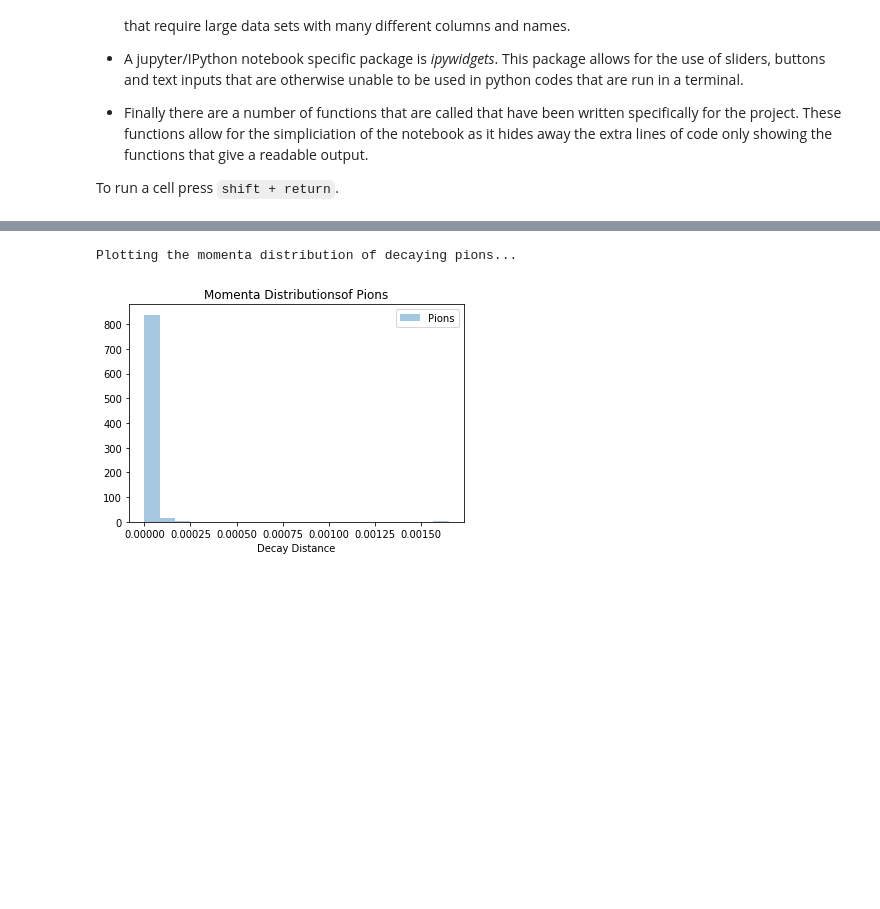
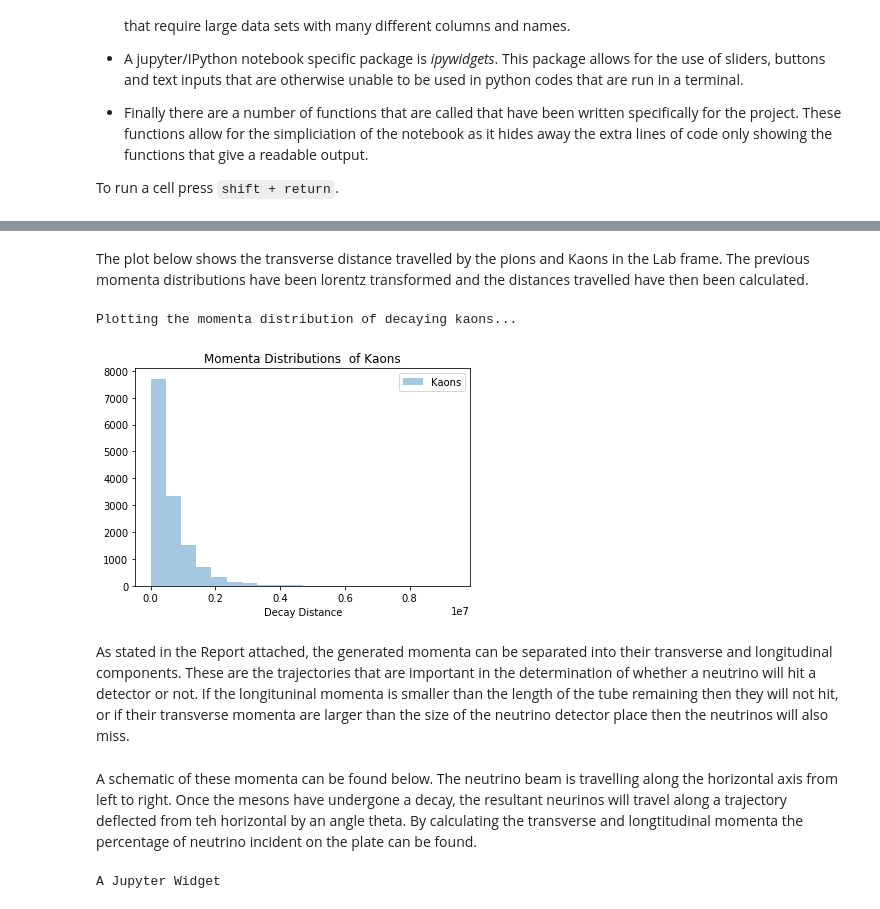
Before and after one commit to KylaAdams5/NeutrinoMass, a Jupyter notebook: NeutrinoMass.ipynb, the cells around one changed output, grey strips where cells are left out. Drawn from its saved outputs; the diff is of its cells as text; code cells hidden in the pictures; blank space fills up the shorter version.

```diff
--- a/NeutrinoMass.ipynb
+++ b/NeutrinoMass.ipynb
@@ -112,8 +108,25 @@ Plotting the momenta distribution of decaying kaons...
+# %% [markdown]
+The plot below shows the transverse distance travelled by the pions and Kaons in the Lab frame. The previous momenta distributions have been lorentz transformed and the distances travelled have then been calculated.
 # %%
-momenta.plothist(Distance, pion=True, kaon=False, label = 'Decay Distance')
+momenta.plothist(Distance, pion=False, kaon=True, label = 'Decay Distance')
 # %% [output]
-Plotting the momenta distribution of decaying pions...
+Plotting the momenta distribution of decaying kaons...
-[figure, old version]
+[figure, new version]
+# %% [markdown]
+As stated in the Report attached, the generated momenta can be separated into their transverse and longitudinal components. These are the trajectories that are important in the determination of whether a neutrino will hit a detector or not. If the longituninal momenta is smaller than the length of the tube remaining then they will not hit, or if their transverse momenta are larger than the size of the neutrino detector place then the neutrinos will also miss.
+# %% [markdown]
+A schematic of these momenta can be found below. The neutrino beam is travelling along the horizontal axis from left to right. Once the mesons have undergone a decay, the resultant neurinos will travel along a trajectory deflected from teh horizontal by an angle theta. By calculating the transverse and longtitudinal momenta the percentage of neutrino incident on the plate can be found.
+# %%
+file = open("Momenta.jpeg", "rb")
+image = file.read()
+widgets.Image(
+    value=image,
+    format='png',
+    width=500,
+    height=600,
+)
+# %% [output]
+A Jupyter Widget
 # %%
 lMomenta, tMomenta = momenta.outputMomenta()
 # %%
```
Also changed, not shown: parts of 36 cells of this notebook, 9 other files.
